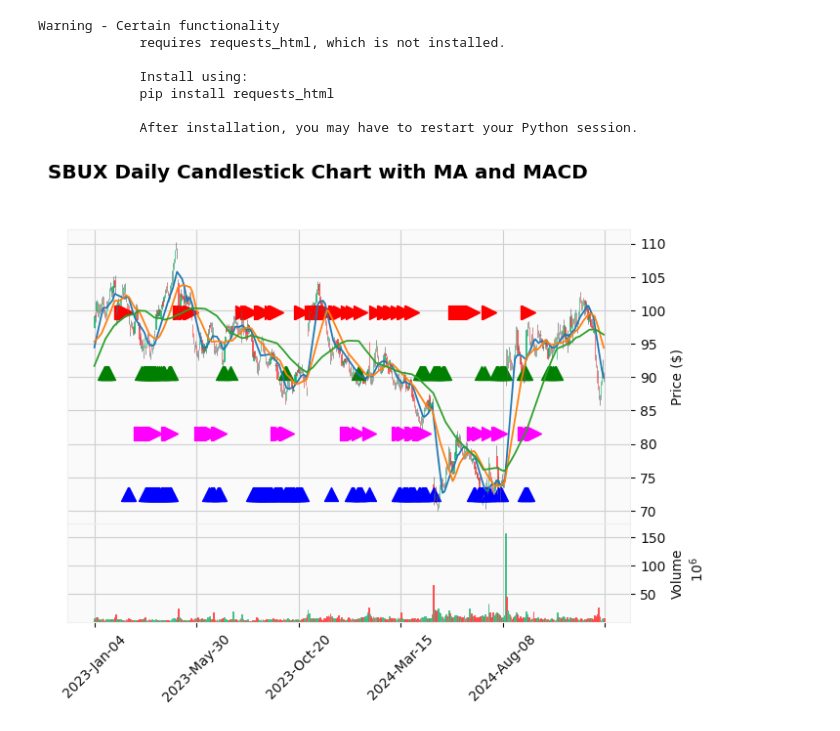
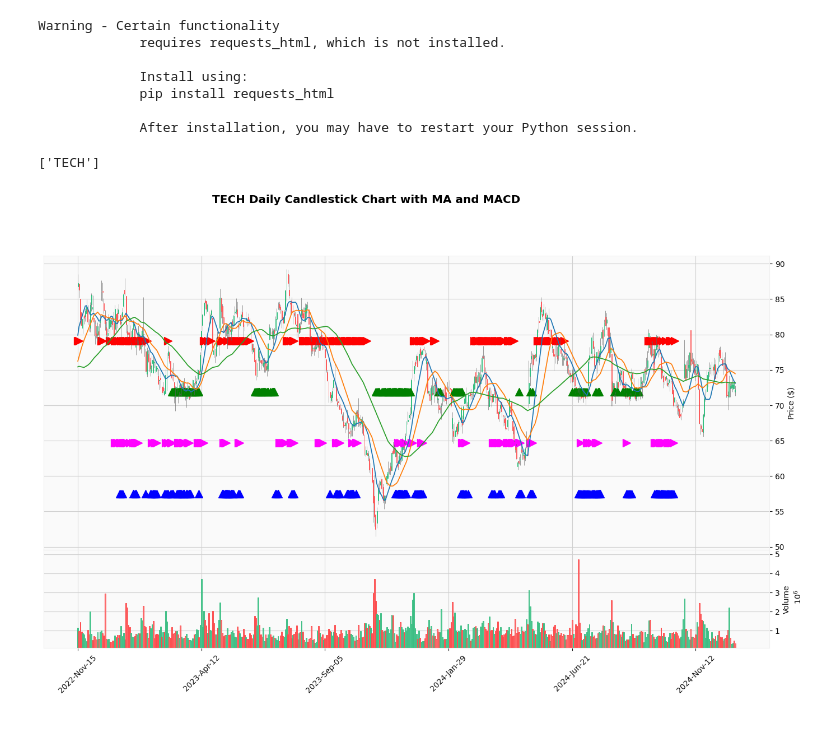
Before and after one commit to junqiangzhou/Quant-Modeling, a Jupyter notebook: visualize.ipynb, the cells around one changed output. Cells and saved outputs as stored; diff of their text form; code cells hidden in the pictures.

```diff
--- a/visualize.ipynb
+++ b/visualize.ipynb
@@ -18,21 +18,24 @@ def get_stock_df(df_all: pd.DataFrame, stock: str) -> pd.DataFrame:
 # %%
 def load_data_file(csv_file):
     if not os.path.exists(csv_file):
         raise FileNotFoundError(
             f"Please run data_fetcher.py to download the data first.")
     else:
         df = pd.read_csv(csv_file)
         df['Date'] = pd.to_datetime(df['Date'])
         df.set_index('Date', inplace=True)
     return df
 
-df_test = load_data_file("data/stock_testing_2023-01-01_2024-12-31.csv")
-df_test = get_stock_df(df_test, "SBUX")
+stock = "TECH"
+df_all = load_data_file("data/stock_testing_2023-01-01_2024-12-31.csv")
+print(df_all["stock"].unique())
+df_test = get_stock_df(df_all, stock)
 
 visualize_dataset(df_test,
-                stock="SBUX",
+                stock=stock,
                 viz_labels=["trend_30days+", "trend_30days-"],
                 viz_pred=True,
                 plot_macd=False)
 # %% [output]
+['TECH']
-[figure, old version]
+[figure, new version]
```
Also changed, not shown: parts of 6 cells of this notebook, 10 other files.
